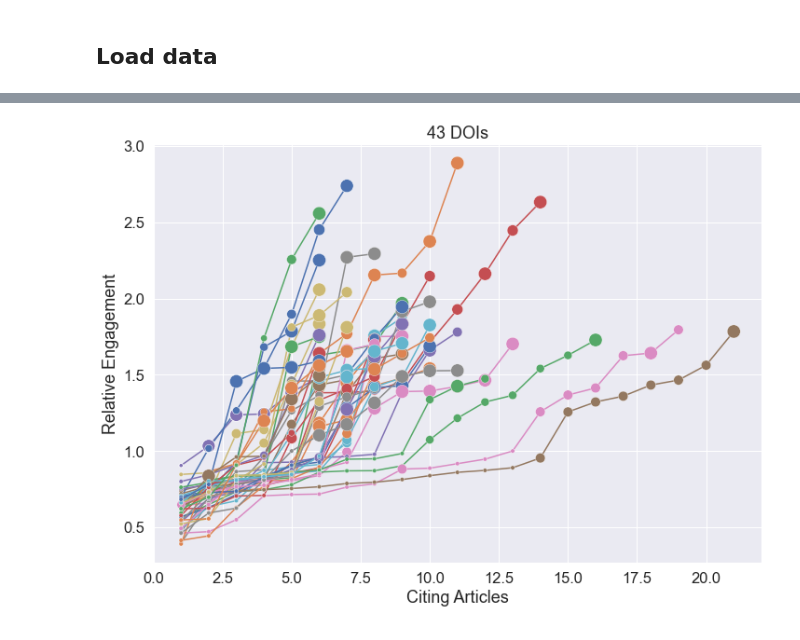
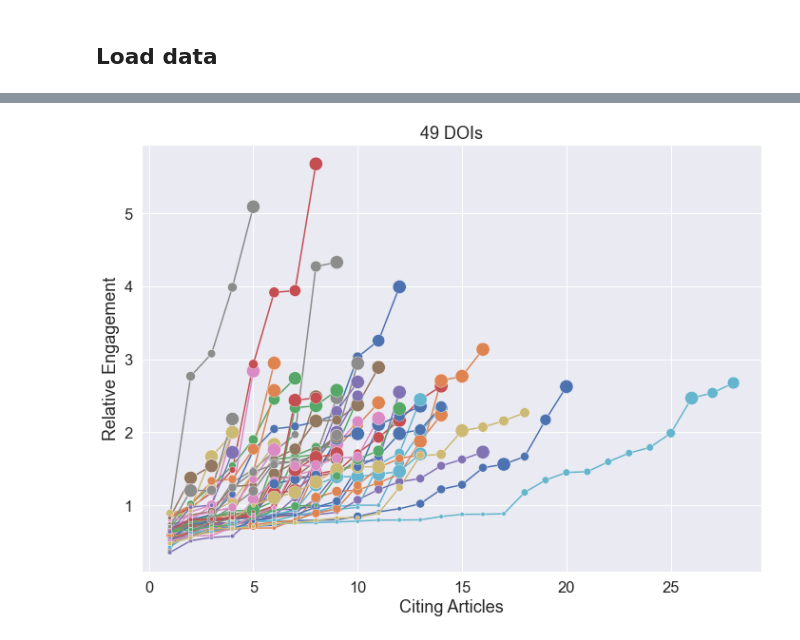
Before and after one commit to Bubblbu/citation-provenance-paper, a Jupyter notebook: notebooks/results.ipynb, the cells around one changed output, grey strips where cells are left out. Cells and saved outputs as stored; diff of their text form; code cells hidden in the pictures.

```diff
--- a/notebooks/results.ipynb
+++ b/notebooks/results.ipynb
@@ -207,10 +165,10 @@ plt.tight_layout()
 # %%
 dois = article_patterns[
-    (article_patterns.eng_norm_avg>=article_patterns.eng_norm_avg.quantile(.5)) &
-    (article_patterns.refs_agg>=article_patterns.refs_agg.quantile(.5)) &
-    (article_patterns.consistency>=article_patterns.consistency.quantile(.5))
+    (article_patterns.eng_norm_avg>=article_patterns.eng_norm_avg.quantile(.6)) &
+    (article_patterns.refs_norm_agg>=article_patterns.refs_norm_agg.quantile(.6)) &
+    (article_patterns.consistency>=article_patterns.consistency.quantile(.3))
 ].index
 
 article_profiles(dois)
 # %% [output]
-[figure, old version]
+[figure, new version]
```
Also changed, not shown: parts of 13 cells of this notebook, 1 other file.
